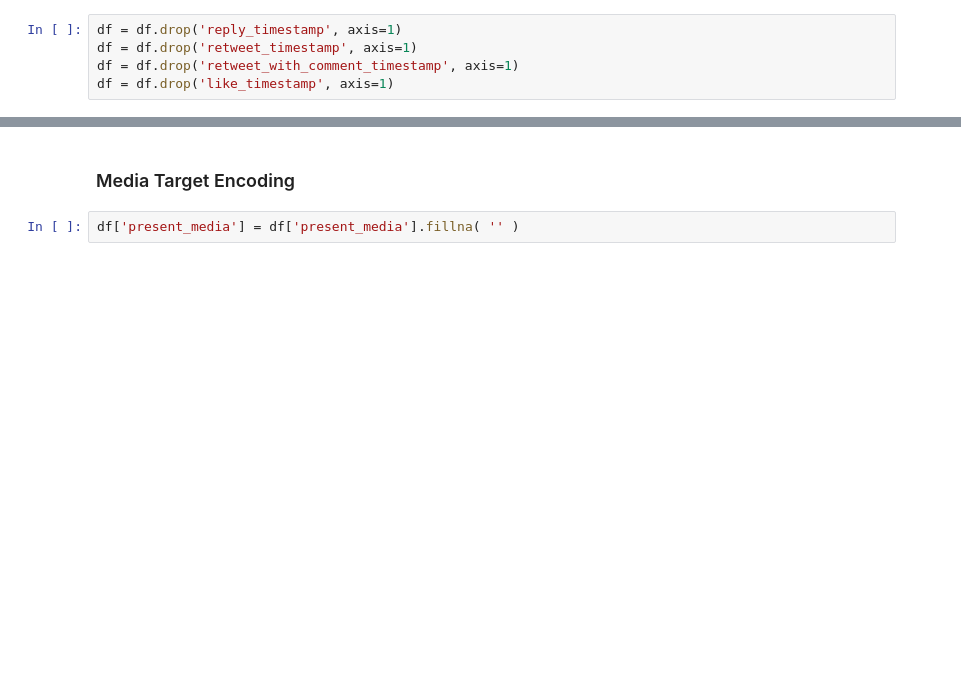
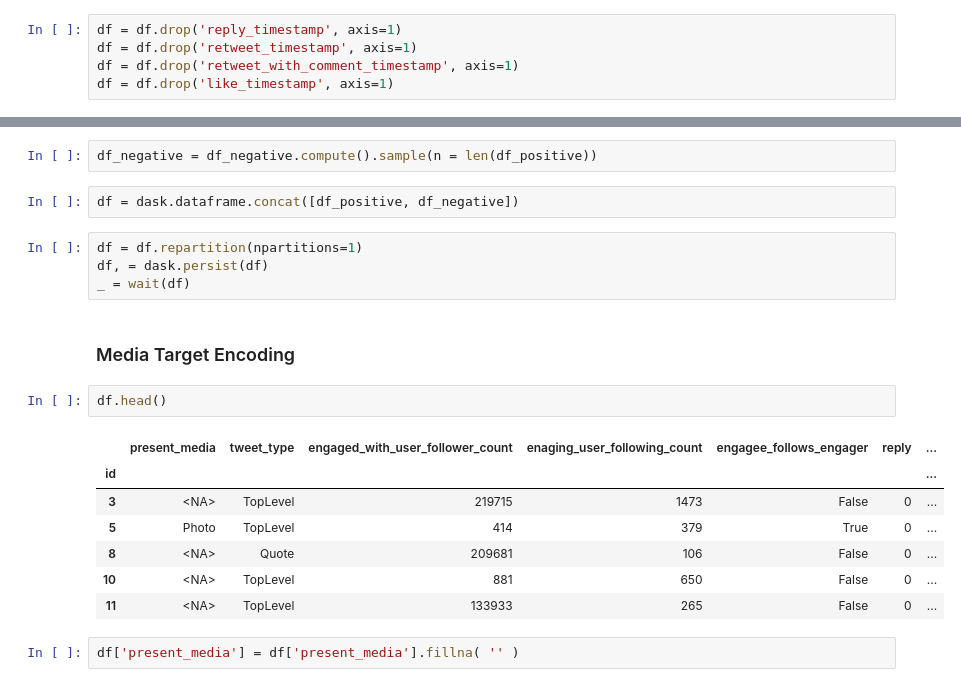
Before and after one commit to RecKIE7/recsys2021-twitter, a Jupyter notebook: models/notebooks/FFNN/04-FFNN.ipynb, the cells around one changed output, grey strips where cells are left out. Drawn from its saved outputs; the diff is of its cells as text; blank space fills up the shorter version.

```diff
--- a/models/notebooks/FFNN/04-FFNN.ipynb
+++ b/models/notebooks/FFNN/04-FFNN.ipynb
@@ -81,5 +87,23 @@ df.head()
+# %%
+df_negative = df_negative.compute().sample(n = len(df_positive))
+# %%
+df = dask.dataframe.concat([df_positive, df_negative])
+# %%
+df = df.repartition(npartitions=1)
+df, = dask.persist(df)
+_ = wait(df)
 # %% [markdown]
 ### Media Target Encoding
+# %%
+df.head()
+# %% [output]
+|  | present_media | tweet_type | engaged_with_user_follower_count | enaging_user_following_count | engagee_follows_engager | reply | ... |
+| id |  |  |  |  |  |  | ... |
+| 3 | <NA> | TopLevel | 219715 | 1473 | False | 0 | ... |
+| 5 | Photo | TopLevel | 414 | 379 | True | 0 | ... |
+| 8 | <NA> | Quote | 209681 | 106 | False | 0 | ... |
+| 10 | <NA> | TopLevel | 881 | 650 | False | 0 | ... |
+| 11 | <NA> | TopLevel | 133933 | 265 | False | 0 | ... |
 # %%
 df['present_media'] = df['present_media'].fillna( '' )
 # %%
```
Also changed, not shown: parts of 14 cells of this notebook, 1 other file.
